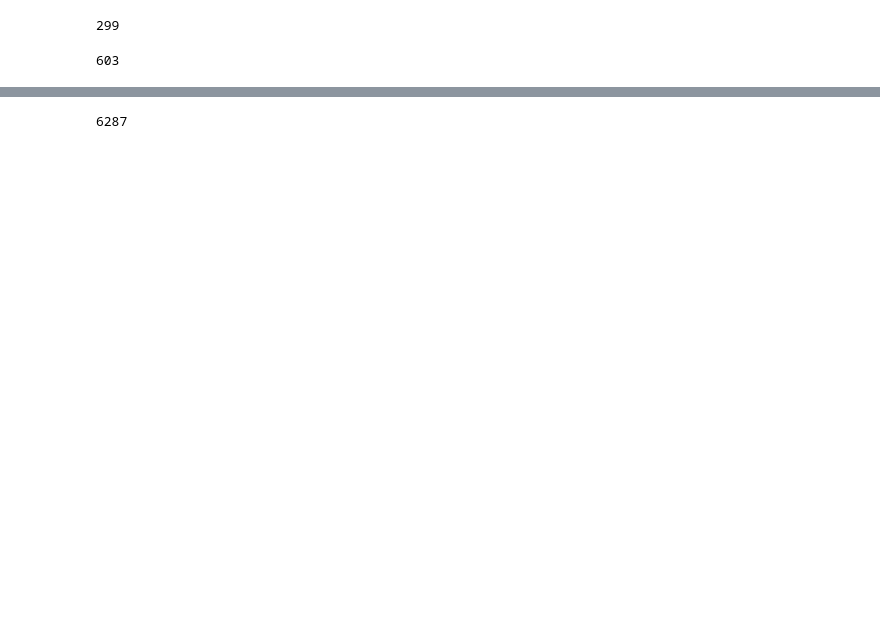
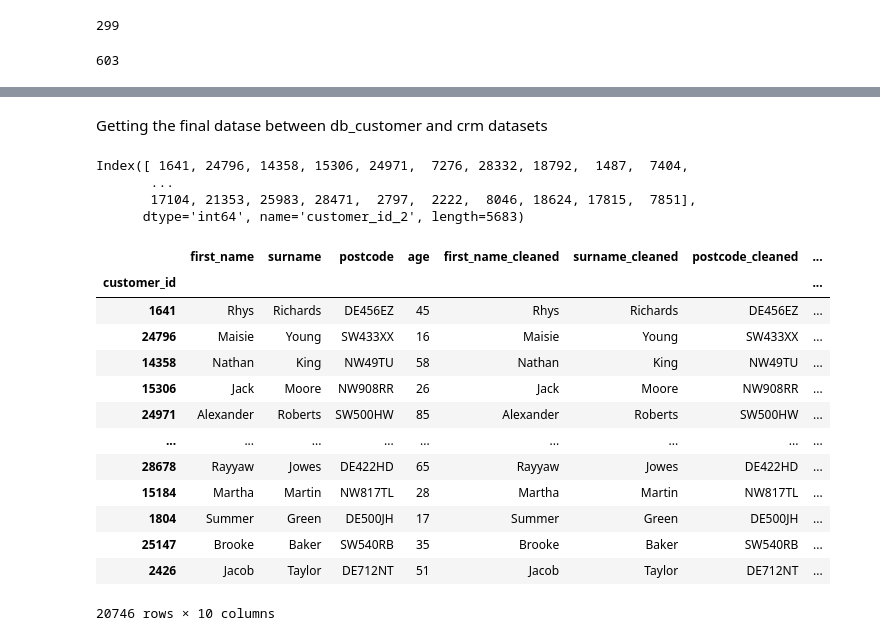
Before and after one commit to SheltonCarvallo/DataModeling-Duplicates, a Jupyter notebook: data_modeling.ipynb, the cells around one changed output, grey strips where cells are left out. Cells and saved outputs as stored; diff of their text form; code cells hidden in the pictures; blank space fills up the shorter version.

```diff
--- a/data_modeling.ipynb
+++ b/data_modeling.ipynb
@@ -1627,0 +1581,8 @@ MultiIndex([], names=['customer_id_1', 'customer_id_2'])
+# %%
+mask_one_year_diff = abs(
+    df_custdb_deduped.loc[just_name_age.get_level_values(0), 'age'].values
+    - df_crm_deduped.loc[just_name_age.get_level_values(1), 'age'].values) == 1
+
+just_name_age_one_year_diff = just_name_age[mask_one_year_diff]
+
+show_pairs_dfs(df_custdb_deduped, df_crm_deduped, just_name_age_one_year_diff)
@@ -1728,0 +1844,8 @@ print(len(just_surname_postcode))
+# %%
+mask_postcode_age_less_1_years = abs(
+    df_custdb_deduped.loc[just_postcode_age.get_level_values(0), 'age'].values
+    - df_crm_deduped.loc[just_postcode_age.get_level_values(1), 'age'].values) == 1
+
+just_postcode_age_less_1_years = just_postcode_age[mask_postcode_age_less_1_years]
+
+show_pairs_dfs(df_custdb_deduped, df_crm_deduped, just_postcode_age_less_1_years)
@@ -1804,9 +1923,10 @@ df_custdb_deduped.loc[left_pairs_index_matches.get_level_values(0), ['first_name
 # %%
+# MultiIndex of correct matches
 bool_mask_for_correct_matches = get_boolean_masks(
     df_custdb_deduped, df_crm_deduped, matches_unsupervised_result,
     ['first_name_cleaned','surname_cleaned', 'age', 'postcode_cleaned'])
 
-matches_unsupervised_result[bool_mask_for_correct_matches['first_name_cleaned']
+mulIndex_true_matches = matches_unsupervised_result[bool_mask_for_correct_matches['first_name_cleaned']
                             & bool_mask_for_correct_matches['surname_cleaned']
                             & bool_mask_for_correct_matches['age']
                             & bool_mask_for_correct_matches['postcode_cleaned']]
@@ -1835,4 +1937,9 @@ MultiIndex([( 1641,  1641),
-# %%
-len(matches_unsupervised_result)
-# %% [output]
-6287
+# %% [markdown]
+Getting the final datase between db_customer and crm datasets
+# %%
+mulIndex_true_matches.get_level_values(1)
+# %% [output]
+Index([ 1641, 24796, 14358, 15306, 24971,  7276, 28332, 18792,  1487,  7404,
+       ...
+       17104, 21353, 25983, 28471,  2797,  2222,  8046, 18624, 17815,  7851],
+      dtype='int64', name='customer_id_2', length=5683)
@@ -1838,0 +1957,29 @@ len(matches_unsupervised_result)
+# %%
+rigth_side_dupled_datasets = (
+    mulIndex_true_matches.get_level_values(1)
+    .union(mulIndex_pairs_name_diff.get_level_values(1))
+    .union(mulIndex_pairs_surname_diff.get_level_values(1))
+    .union(positive_matches_age.get_level_values(1))
+    .union(mulIndex_pairs_postcode_diff.get_level_values(1))
+    .union(just_surname_name.get_level_values(1))
+    .union(just_name_age_one_year_diff.get_level_values(1))
+    .union(just_postcode_age_less_1_years.get_level_values(1))
+    )
+# %%
+df_cust_crm_deduped = pd.concat([df_custdb_deduped, df_crm_deduped.drop(rigth_side_dupled_datasets)])
+df_cust_crm_deduped
+# %% [output]
+|  | first_name | surname | postcode | age | first_name_cleaned | surname_cleaned | postcode_cleaned | ... |
+| customer_id |  |  |  |  |  |  |  | ... |
+| 1641 | Rhys | Richards | DE456EZ | 45 | Rhys | Richards | DE456EZ | ... |
+| 24796 | Maisie | Young | SW433XX | 16 | Maisie | Young | SW433XX | ... |
+| 14358 | Nathan | King | NW49TU | 58 | Nathan | King | NW49TU | ... |
+| 15306 | Jack | Moore | NW908RR | 26 | Jack | Moore | NW908RR | ... |
+| 24971 | Alexander | Roberts | SW500HW | 85 | Alexander | Roberts | SW500HW | ... |
+| ... | ... | ... | ... | ... | ... | ... | ... | ... |
+| 28678 | Rayyaw | Jowes | DE422HD | 65 | Rayyaw | Jowes | DE422HD | ... |
+| 15184 | Martha | Martin | NW817TL | 28 | Martha | Martin | NW817TL | ... |
+| 1804 | Summer | Green | DE500JH | 17 | Summer | Green | DE500JH | ... |
+| 25147 | Brooke | Baker | SW540RB | 35 | Brooke | Baker | SW540RB | ... |
+| 2426 | Jacob | Taylor | DE712NT | 51 | Jacob | Taylor | DE712NT | ... |
+20746 rows × 10 columns
```
Also changed, not shown: parts of 168 cells of this notebook.
